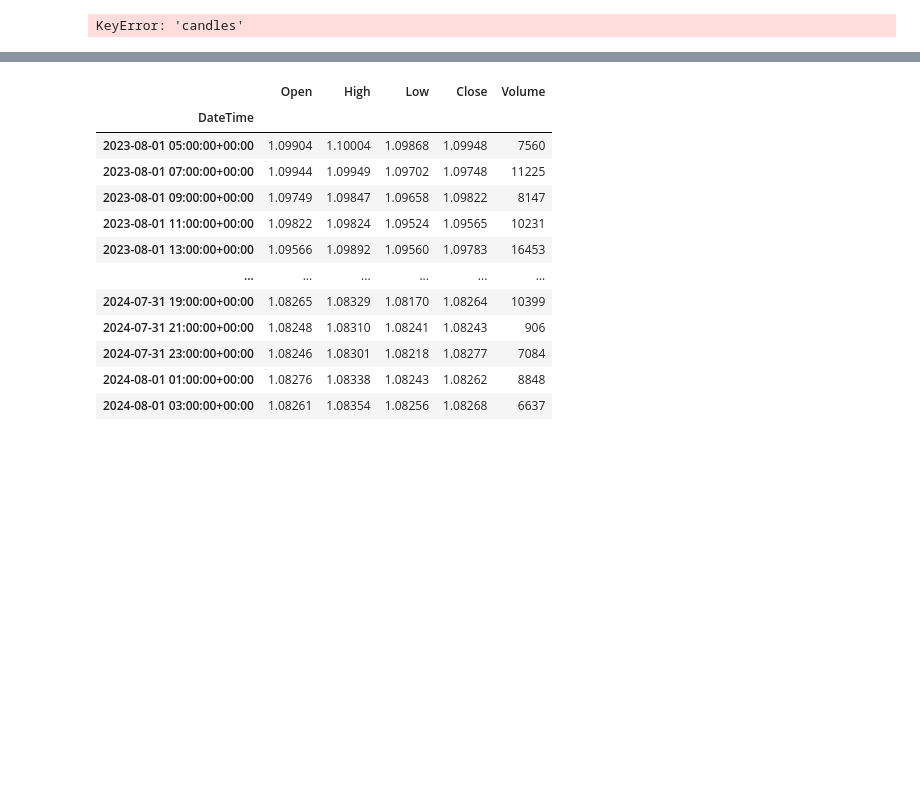
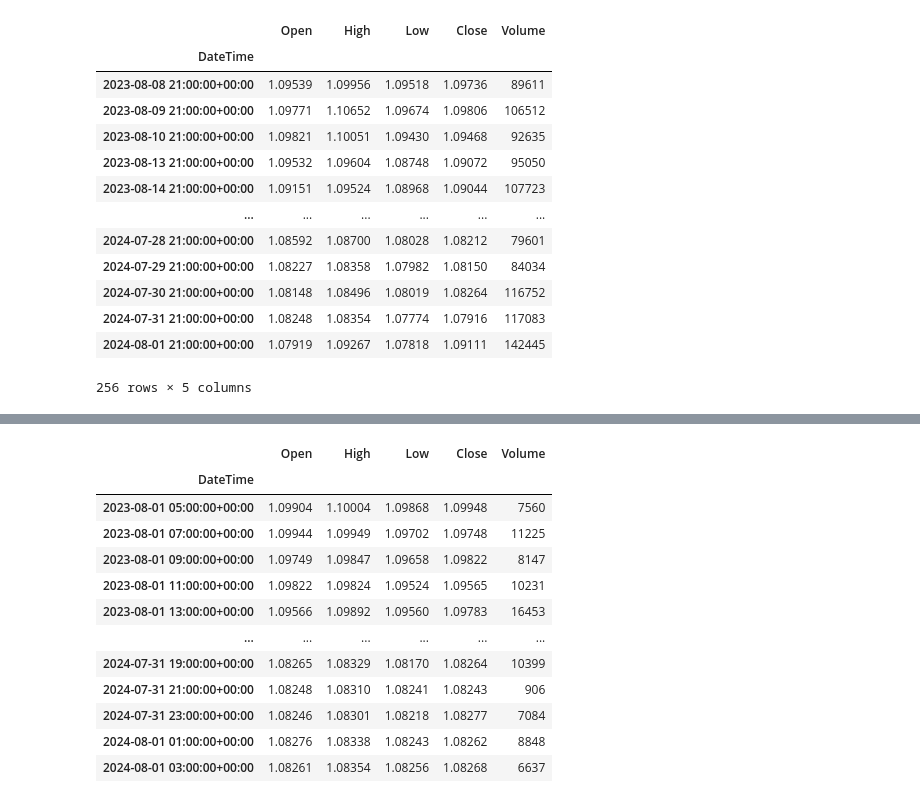
Before and after one commit to KyleHoss/Algo-Research, a Jupyter notebook: oanda-dataGrab.ipynb, the cells around one changed output, grey strips where cells are left out. Drawn from its saved outputs; the diff is of its cells as text; code cells hidden in the pictures; blank space fills up the shorter version.

```diff
--- a/oanda-dataGrab.ipynb
+++ b/oanda-dataGrab.ipynb
@@ -39,10 +39,22 @@ response.json()
 # %%
 from OandaAPI import OandaAPI
 oa = OandaAPI(account_id=ACCOUNT_ID, api_token=API_TOKEN)
 
 gbp_jpy_df = oa.show_granularity()
-shit_df = oa.historical_data()
-
-gbp_jpy_df
+shit_df = oa.historical_data(currency_pair='EUR_USD', start_date='08/09/2023', end_date='08/04/2024', granularity='D', as_pandas=True)
+shit_df
 # %% [output]
+|  | Open | High | Low | Close | Volume |
+| DateTime |  |  |  |  |  |
+| 2023-08-08 21:00:00+00:00 | 1.09539 | 1.09956 | 1.09518 | 1.09736 | 89611 |
+| 2023-08-09 21:00:00+00:00 | 1.09771 | 1.10652 | 1.09674 | 1.09806 | 106512 |
+| 2023-08-10 21:00:00+00:00 | 1.09821 | 1.10051 | 1.09430 | 1.09468 | 92635 |
+| 2023-08-13 21:00:00+00:00 | 1.09532 | 1.09604 | 1.08748 | 1.09072 | 95050 |
+| 2023-08-14 21:00:00+00:00 | 1.09151 | 1.09524 | 1.08968 | 1.09044 | 107723 |
+| ... | ... | ... | ... | ... | ... |
+| 2024-07-28 21:00:00+00:00 | 1.08592 | 1.08700 | 1.08028 | 1.08212 | 79601 |
+| 2024-07-29 21:00:00+00:00 | 1.08227 | 1.08358 | 1.07982 | 1.08150 | 84034 |
+| 2024-07-30 21:00:00+00:00 | 1.08148 | 1.08496 | 1.08019 | 1.08264 | 116752 |
+| 2024-07-31 21:00:00+00:00 | 1.08248 | 1.08354 | 1.07774 | 1.07916 | 117083 |
+| 2024-08-01 21:00:00+00:00 | 1.07919 | 1.09267 | 1.07818 | 1.09111 | 142445 |
-KeyError: 'candles'
+256 rows × 5 columns
```
Also changed, not shown: parts of 2 cells of this notebook, 1 other file.
